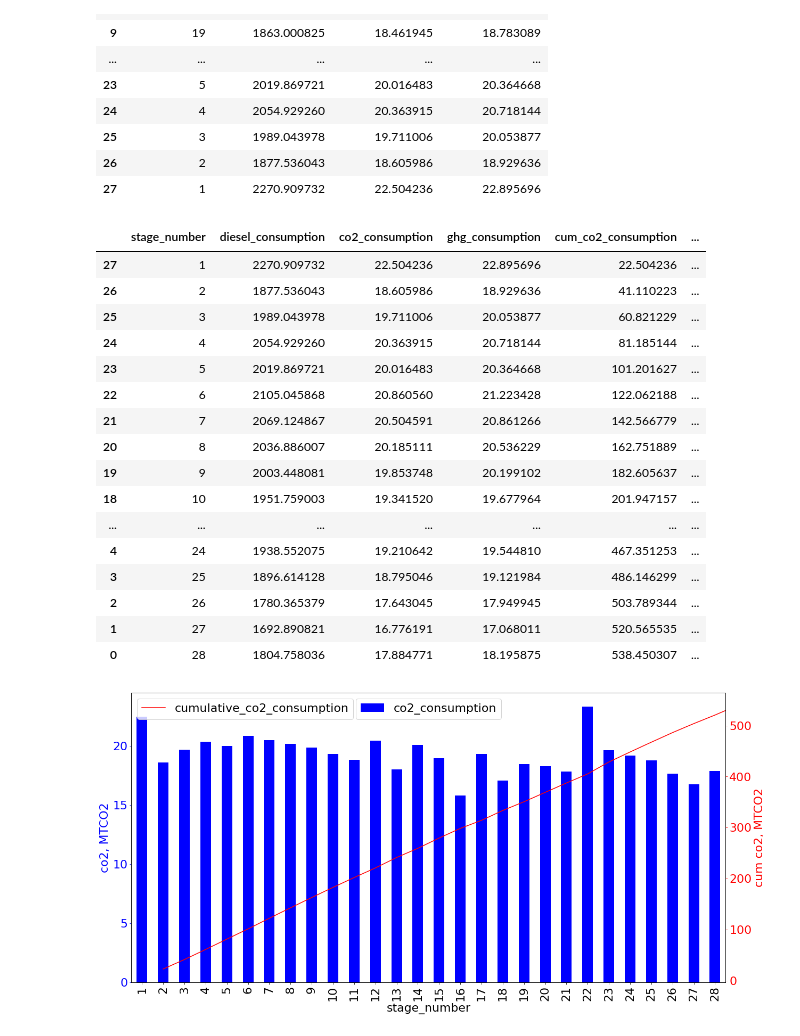
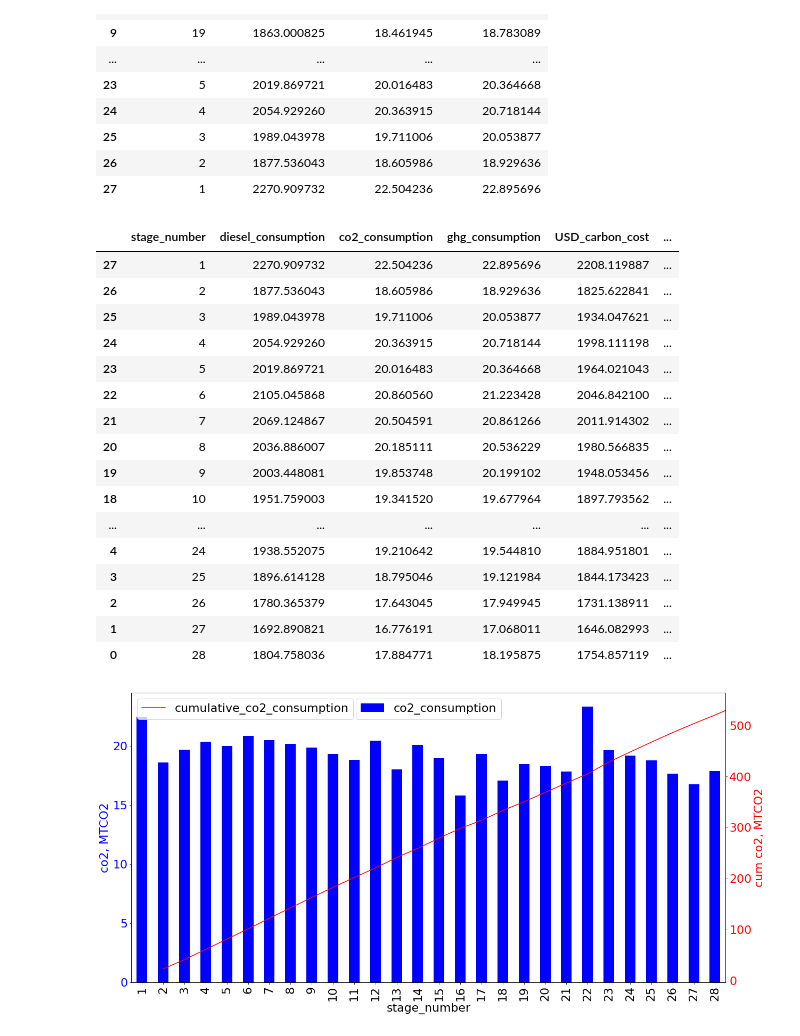
Before and after one commit to skylersaucedo/esg_calc, a Jupyter notebook: notebooks/ESG_CALC bar plots and charts.ipynb, the cells around one changed output. Drawn from its saved outputs; the diff is of its cells as text; code cells hidden in the pictures.

```diff
--- a/notebooks/ESG_CALC bar plots and charts.ipynb
+++ b/notebooks/ESG_CALC bar plots and charts.ipynb
@@ -340,33 +340,43 @@ df_sed
 # %%
 # reverse order, so stage 1 comes first
 
 df_sed = df_sed.sort_values(by=['stage_number'])
+
+# add dollar impact
+
+carbon_credit = 30
+diesel_factor = 0.01
+ghg_factor = 1.24
+
+df_sed['USD_carbon_cost'] = carbon_credit* (df_sed['co2_consumption'] + ghg_factor*df_sed['ghg_consumption'] + diesel_factor* df_sed['diesel_consumption'])
 
 # add cumsum vals to df
 
 df_sed['cumulative_co2_consumption'] = df_sed['co2_consumption'].cumsum()
 df_sed['cumulative_diesel_consumption'] = df_sed['diesel_consumption'].cumsum()
 df_sed['cumulative_ghg_consumption'] = df_sed['ghg_consumption'].cumsum()
+df_sed['cumulative_USD_carbon_cost'] = df_sed['USD_carbon_cost'].cumsum()
+
 
 df_sed
 # %% [output]
-|  | stage_number | diesel_consumption | co2_consumption | ghg_consumption | cum_co2_consumption | ... |
-| 27 | 1 | 2270.909732 | 22.504236 | 22.895696 | 22.504236 | ... |
-| 26 | 2 | 1877.536043 | 18.605986 | 18.929636 | 41.110223 | ... |
-| 25 | 3 | 1989.043978 | 19.711006 | 20.053877 | 60.821229 | ... |
-| 24 | 4 | 2054.929260 | 20.363915 | 20.718144 | 81.185144 | ... |
-| 23 | 5 | 2019.869721 | 20.016483 | 20.364668 | 101.201627 | ... |
-| 22 | 6 | 2105.045868 | 20.860560 | 21.223428 | 122.062188 | ... |
-| 21 | 7 | 2069.124867 | 20.504591 | 20.861266 | 142.566779 | ... |
-| 20 | 8 | 2036.886007 | 20.185111 | 20.536229 | 162.751889 | ... |
-| 19 | 9 | 2003.448081 | 19.853748 | 20.199102 | 182.605637 | ... |
-| 18 | 10 | 1951.759003 | 19.341520 | 19.677964 | 201.947157 | ... |
+|  | stage_number | diesel_consumption | co2_consumption | ghg_consumption | USD_carbon_cost | ... |
+| 27 | 1 | 2270.909732 | 22.504236 | 22.895696 | 2208.119887 | ... |
+| 26 | 2 | 1877.536043 | 18.605986 | 18.929636 | 1825.622841 | ... |
+| 25 | 3 | 1989.043978 | 19.711006 | 20.053877 | 1934.047621 | ... |
+| 24 | 4 | 2054.929260 | 20.363915 | 20.718144 | 1998.111198 | ... |
+| 23 | 5 | 2019.869721 | 20.016483 | 20.364668 | 1964.021043 | ... |
+| 22 | 6 | 2105.045868 | 20.860560 | 21.223428 | 2046.842100 | ... |
+| 21 | 7 | 2069.124867 | 20.504591 | 20.861266 | 2011.914302 | ... |
+| 20 | 8 | 2036.886007 | 20.185111 | 20.536229 | 1980.566835 | ... |
+| 19 | 9 | 2003.448081 | 19.853748 | 20.199102 | 1948.053456 | ... |
+| 18 | 10 | 1951.759003 | 19.341520 | 19.677964 | 1897.793562 | ... |
 | ... | ... | ... | ... | ... | ... | ... |
-| 4 | 24 | 1938.552075 | 19.210642 | 19.544810 | 467.351253 | ... |
-| 3 | 25 | 1896.614128 | 18.795046 | 19.121984 | 486.146299 | ... |
-| 2 | 26 | 1780.365379 | 17.643045 | 17.949945 | 503.789344 | ... |
-| 1 | 27 | 1692.890821 | 16.776191 | 17.068011 | 520.565535 | ... |
-| 0 | 28 | 1804.758036 | 17.884771 | 18.195875 | 538.450307 | ... |
+| 4 | 24 | 1938.552075 | 19.210642 | 19.544810 | 1884.951801 | ... |
+| 3 | 25 | 1896.614128 | 18.795046 | 19.121984 | 1844.173423 | ... |
+| 2 | 26 | 1780.365379 | 17.643045 | 17.949945 | 1731.138911 | ... |
+| 1 | 27 | 1692.890821 | 16.776191 | 17.068011 | 1646.082993 | ... |
+| 0 | 28 | 1804.758036 | 17.884771 | 18.195875 | 1754.857119 | ... |
 # %%
 
 figsize = (20,10)
```
Also changed, not shown: parts of 1 cell of this notebook.
